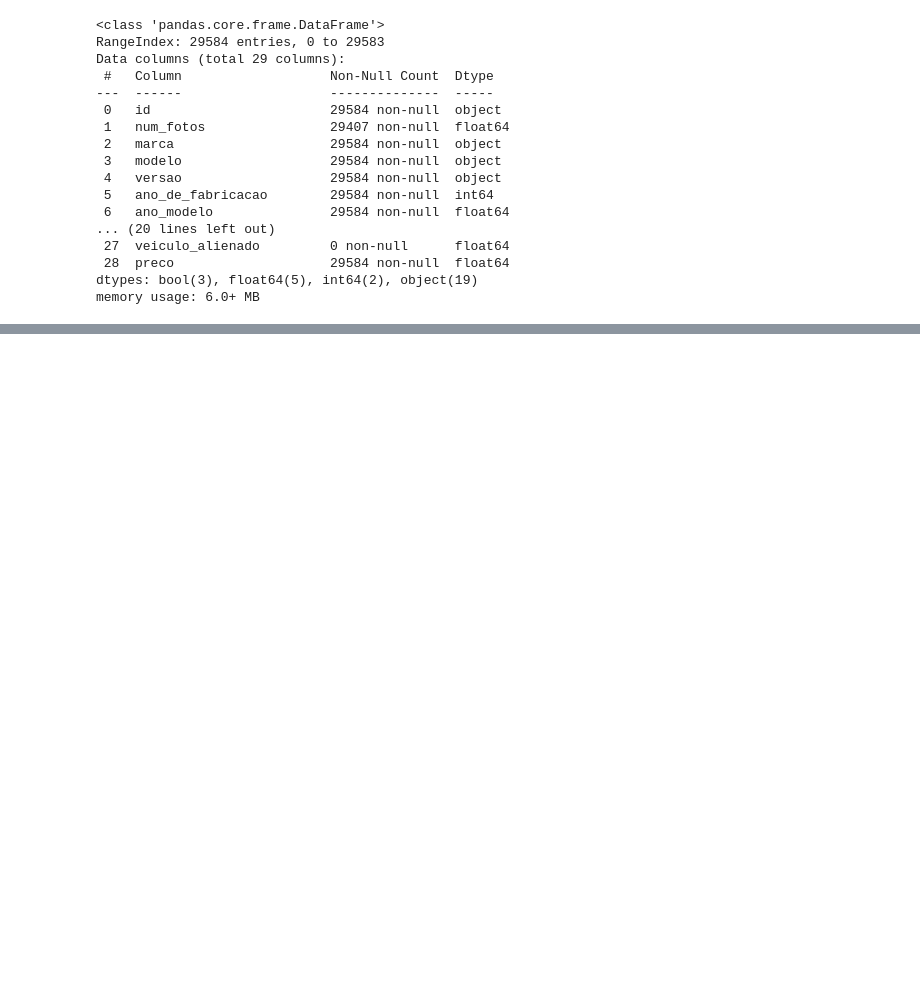
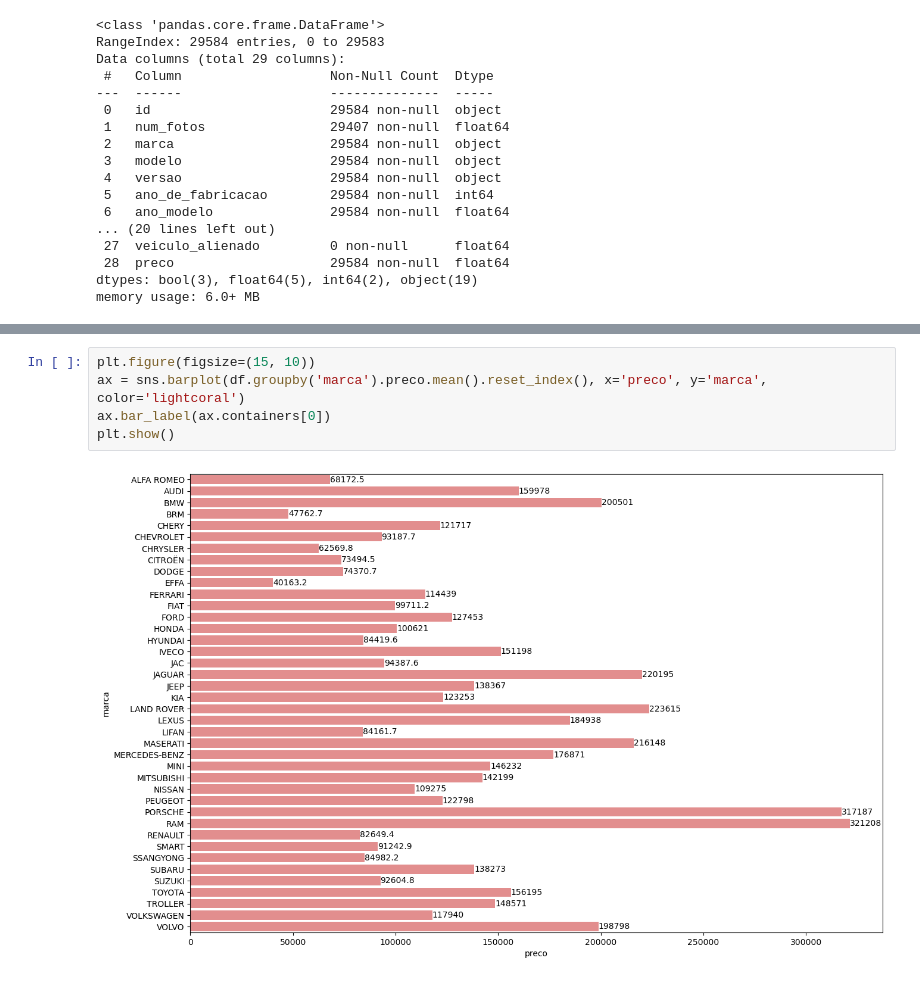
Before and after one commit to renatoinomata/indicium-data-science, a Jupyter notebook: cars_eda.ipynb, the cells around one changed output, grey strips where cells are left out. Drawn from its saved outputs; the diff is of its cells as text; blank space fills up the shorter version.

```diff
--- a/cars_eda.ipynb
+++ b/cars_eda.ipynb
@@ -266,0 +256,7 @@ Length: 575, dtype: int64
+# %%
+plt.figure(figsize=(15, 10))
+ax = sns.barplot(df.groupby('marca').preco.mean().reset_index(), x='preco', y='marca', color='lightcoral')
+ax.bar_label(ax.containers[0])
+plt.show()
+# %% [output]
+[figure, added]
```
Also changed, not shown: parts of 123 cells of this notebook, 2 other files.
